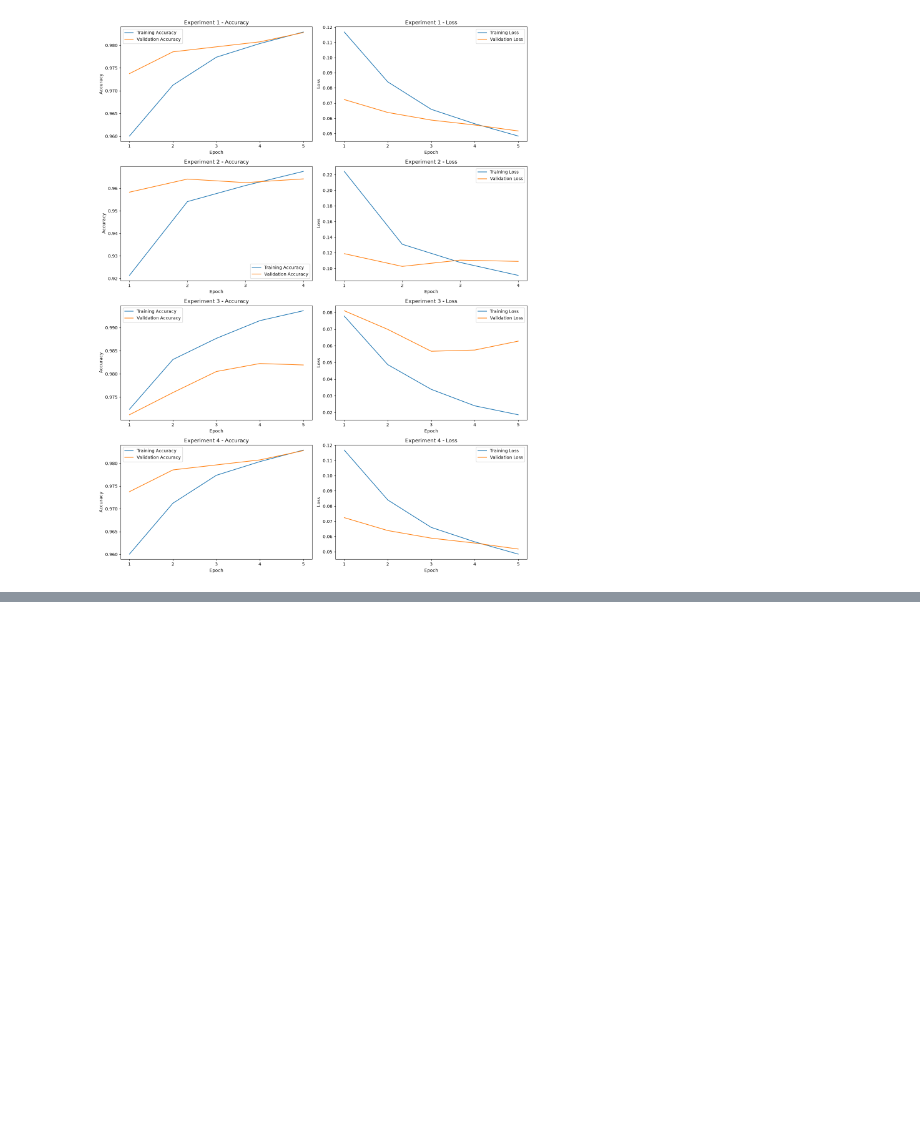
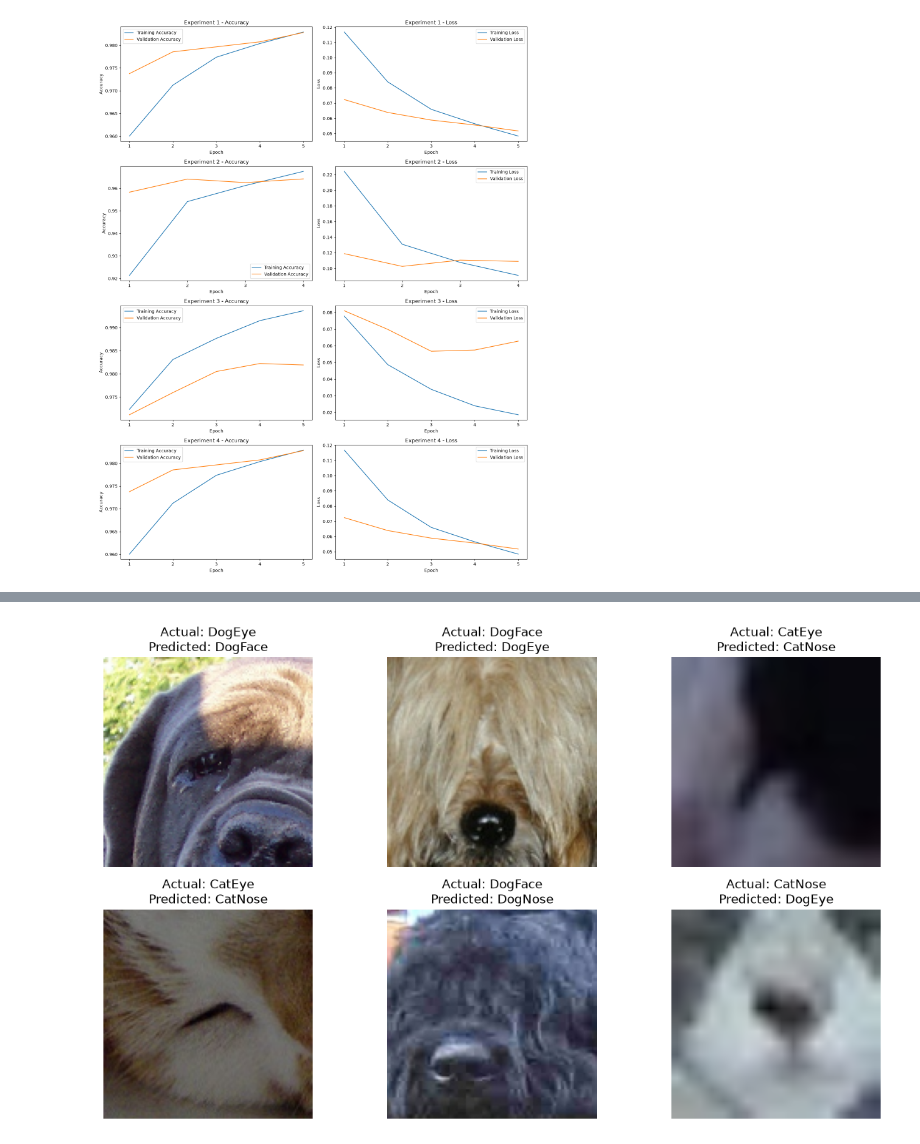
Before and after one commit to chaima-oueslati/facial_feature_classifier, a Jupyter notebook: notebooks/facial_feature_classifier.ipynb, the cells around one changed output, grey strips where cells are left out. Cells and saved outputs as stored; diff of their text form; code cells hidden in the pictures; blank space fills up the shorter version.

```diff
--- a/notebooks/facial_feature_classifier.ipynb
+++ b/notebooks/facial_feature_classifier.ipynb
@@ -932,0 +1112,22 @@ plt.show()
+# %%
+plt.figure(figsize=(12, 7))
+
+for i, index in enumerate(wrong_indices[:6]):
+    image, _ = load_image(
+        tf.constant(val_paths[index]),
+        tf.constant(val_labels[index])
+    )
+
+    plt.subplot(2, 3, i + 1)
+    plt.imshow(image.numpy())
+
+    actual = class_names[val_labels[index]]
+    predicted = class_names[predictions[index]]
+
+    plt.title(f"Actual: {actual}\nPredicted: {predicted}")
+    plt.axis("off")
+
+plt.tight_layout()
+plt.show()
+# %% [output]
+[figure, added]
```
Also changed, not shown: parts of 10 cells of this notebook.
